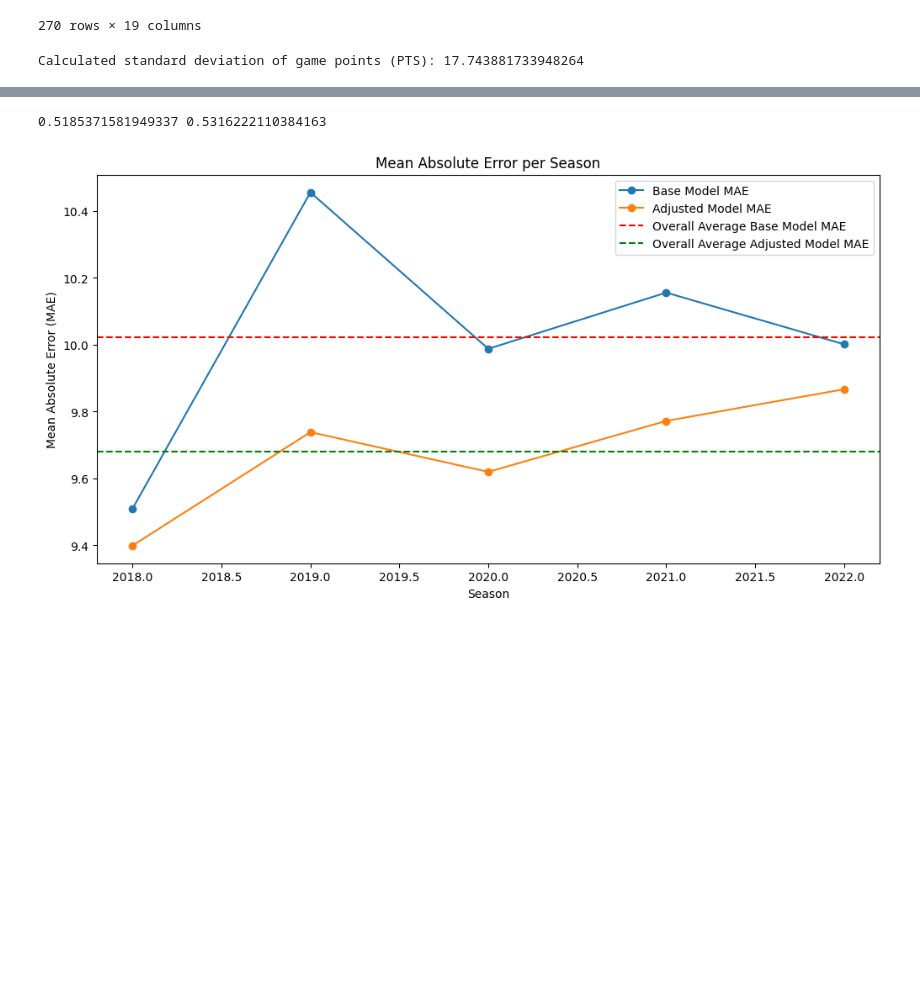
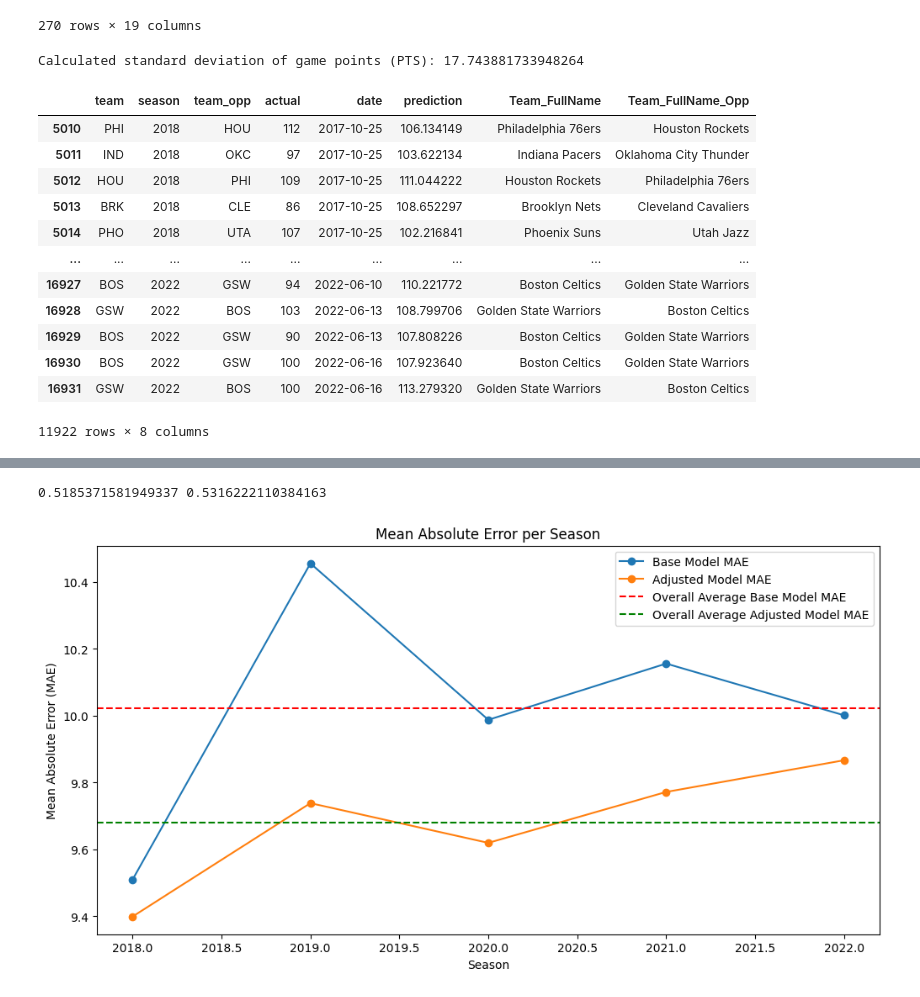
Before and after one commit to shaneshamku/NBATeamPropPrediction, a Jupyter notebook: predict.ipynb, the cells around one changed output, grey strips where cells are left out. Saved outputs shown, nothing was run; the diff lists cells and outputs as text; code cells hidden in the pictures; blank space fills up the shorter version.

```diff
--- a/predict.ipynb
+++ b/predict.ipynb
@@ -909,6 +892,22 @@ def calculate_inflator(base_prediction, expected_ppg, std_dev, lower_bound=0.75,
     inflator = np.interp(percentile, [0, 50, 100], [lower_bound, 1, upper_bound])
 
     return inflator
+# %%
+predictions
+# %% [output]
+|  | team | season | team_opp | actual | date | prediction | Team_FullName | Team_FullName_Opp |
+| 5010 | PHI | 2018 | HOU | 112 | 2017-10-25 | 106.134149 | Philadelphia 76ers | Houston Rockets |
+| 5011 | IND | 2018 | OKC | 97 | 2017-10-25 | 103.622134 | Indiana Pacers | Oklahoma City Thunder |
+| 5012 | HOU | 2018 | PHI | 109 | 2017-10-25 | 111.044222 | Houston Rockets | Philadelphia 76ers |
+| 5013 | BRK | 2018 | CLE | 86 | 2017-10-25 | 108.652297 | Brooklyn Nets | Cleveland Cavaliers |
+| 5014 | PHO | 2018 | UTA | 107 | 2017-10-25 | 102.216841 | Phoenix Suns | Utah Jazz |
+| ... | ... | ... | ... | ... | ... | ... | ... | ... |
+| 16927 | BOS | 2022 | GSW | 94 | 2022-06-10 | 110.221772 | Boston Celtics | Golden State Warriors |
+| 16928 | GSW | 2022 | BOS | 103 | 2022-06-13 | 108.799706 | Golden State Warriors | Boston Celtics |
+| 16929 | BOS | 2022 | GSW | 90 | 2022-06-13 | 107.808226 | Boston Celtics | Golden State Warriors |
+| 16930 | BOS | 2022 | GSW | 100 | 2022-06-16 | 107.923640 | Boston Celtics | Golden State Warriors |
+| 16931 | GSW | 2022 | BOS | 100 | 2022-06-16 | 113.279320 | Golden State Warriors | Boston Celtics |
+11922 rows × 8 columns
 # %%
 def apply_inflator(base_predictions, df_advanced_stats, std_dev, inflator_weight=1):
     # Copy the base_predictions DataFrame and add a new column for adjusted predictions
```
Also changed, not shown: parts of 5 cells of this notebook.
